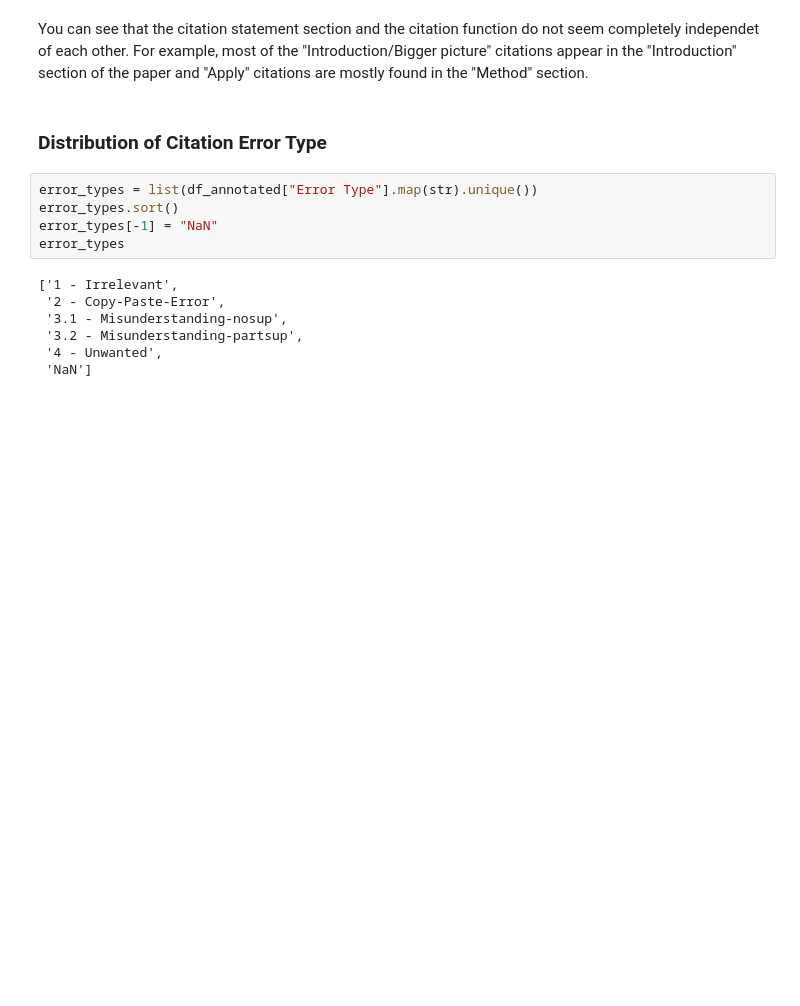
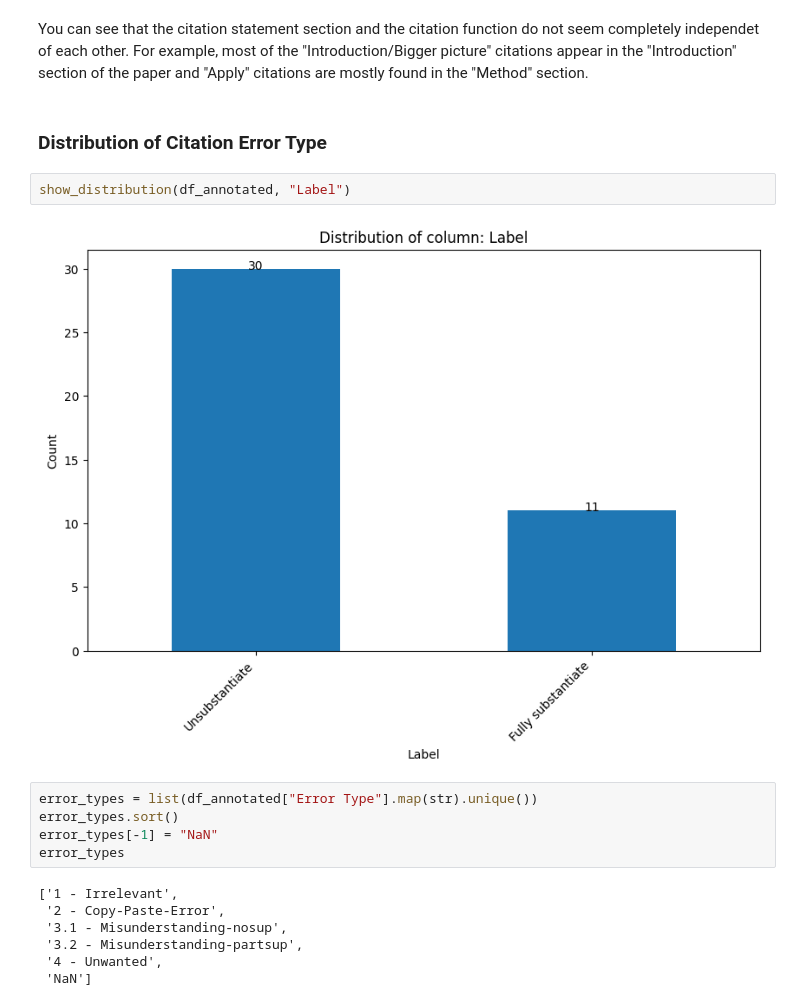
Before and after one commit to insabelter/automated-citation-verification, a Jupyter notebook: notebooks/10_result_visualisation_annotated.ipynb, the cells around one changed output. Drawn from its saved outputs; the diff is of its cells as text; blank space fills up the shorter version.

Commit message:
started accuracy visualisation of annotated data

```diff
--- a/notebooks/10_result_visualisation_annotated.ipynb
+++ b/notebooks/10_result_visualisation_annotated.ipynb
@@ -174,6 +174,10 @@ display(counts)
 You can see that the citation statement section and the citation function do not seem completely independet of each other. For example, most of the "Introduction/Bigger picture" citations appear in the "Introduction" section of the paper and "Apply" citations are mostly found in the "Method" section.
 # %% [markdown]
 ### Distribution of Citation Error Type
+# %%
+show_distribution(df_annotated, "Label")
+# %% [output]
+[figure, added]
 # %%
 error_types = list(df_annotated["Error Type"].map(str).unique())
 error_types.sort()
```
Also changed, not shown: parts of 21 cells of this notebook, 3 other files.
